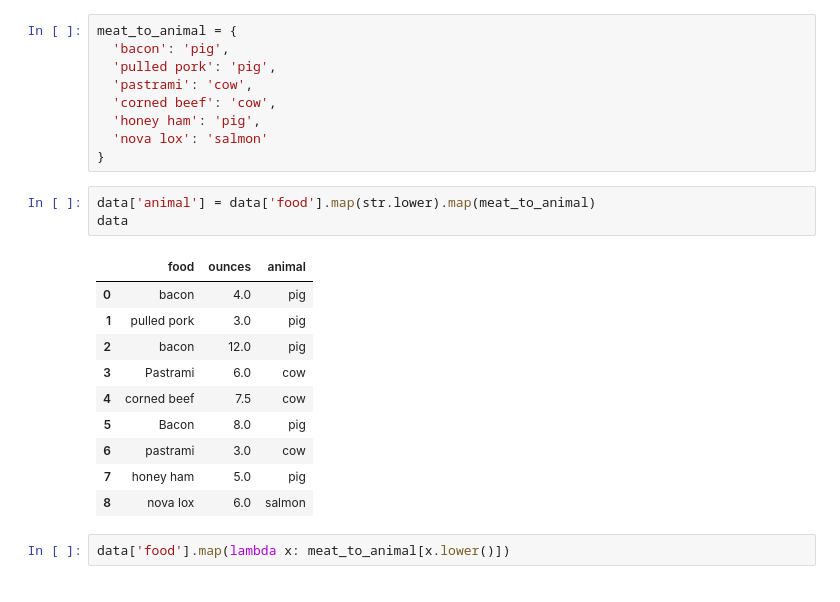
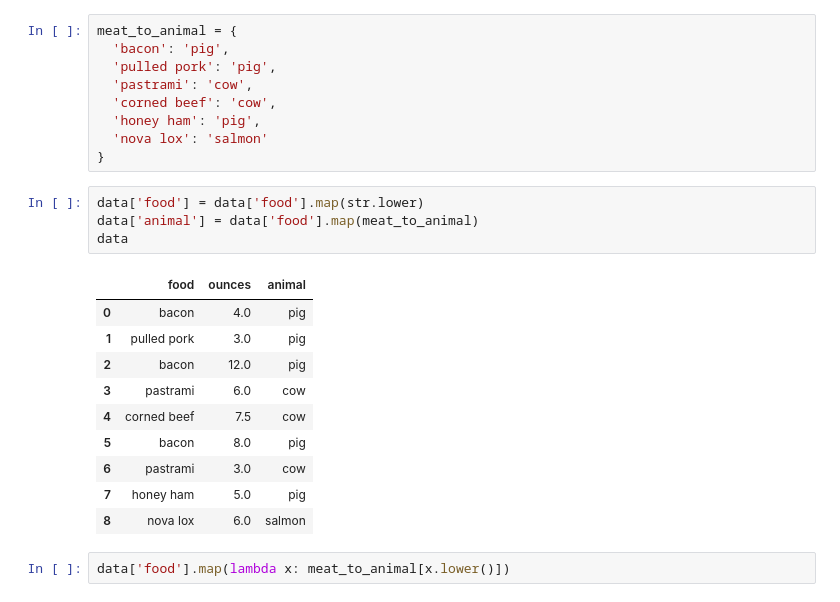
Before and after one commit to grafft/hse-tasks, a Jupyter notebook: minor-aml-16/sem3/3_missing.ipynb, the cells around one changed output. Saved outputs shown, nothing was run; the diff lists cells and outputs as text.

```diff
--- a/minor-aml-16/sem3/3_missing.ipynb
+++ b/minor-aml-16/sem3/3_missing.ipynb
@@ -270,16 +271,17 @@ meat_to_animal = {
   'nova lox': 'salmon'
 }
 # %%
-data['animal'] = data['food'].map(str.lower).map(meat_to_animal)
+data['food'] = data['food'].map(str.lower)
+data['animal'] = data['food'].map(meat_to_animal)
 data
 # %% [output]
 |  | food | ounces | animal |
 | 0 | bacon | 4.0 | pig |
 | 1 | pulled pork | 3.0 | pig |
 | 2 | bacon | 12.0 | pig |
-| 3 | Pastrami | 6.0 | cow |
+| 3 | pastrami | 6.0 | cow |
 | 4 | corned beef | 7.5 | cow |
-| 5 | Bacon | 8.0 | pig |
+| 5 | bacon | 8.0 | pig |
 | 6 | pastrami | 3.0 | cow |
 | 7 | honey ham | 5.0 | pig |
 | 8 | nova lox | 6.0 | salmon |
```
Also changed, not shown: parts of 1 cell of this notebook, 25 other files.
